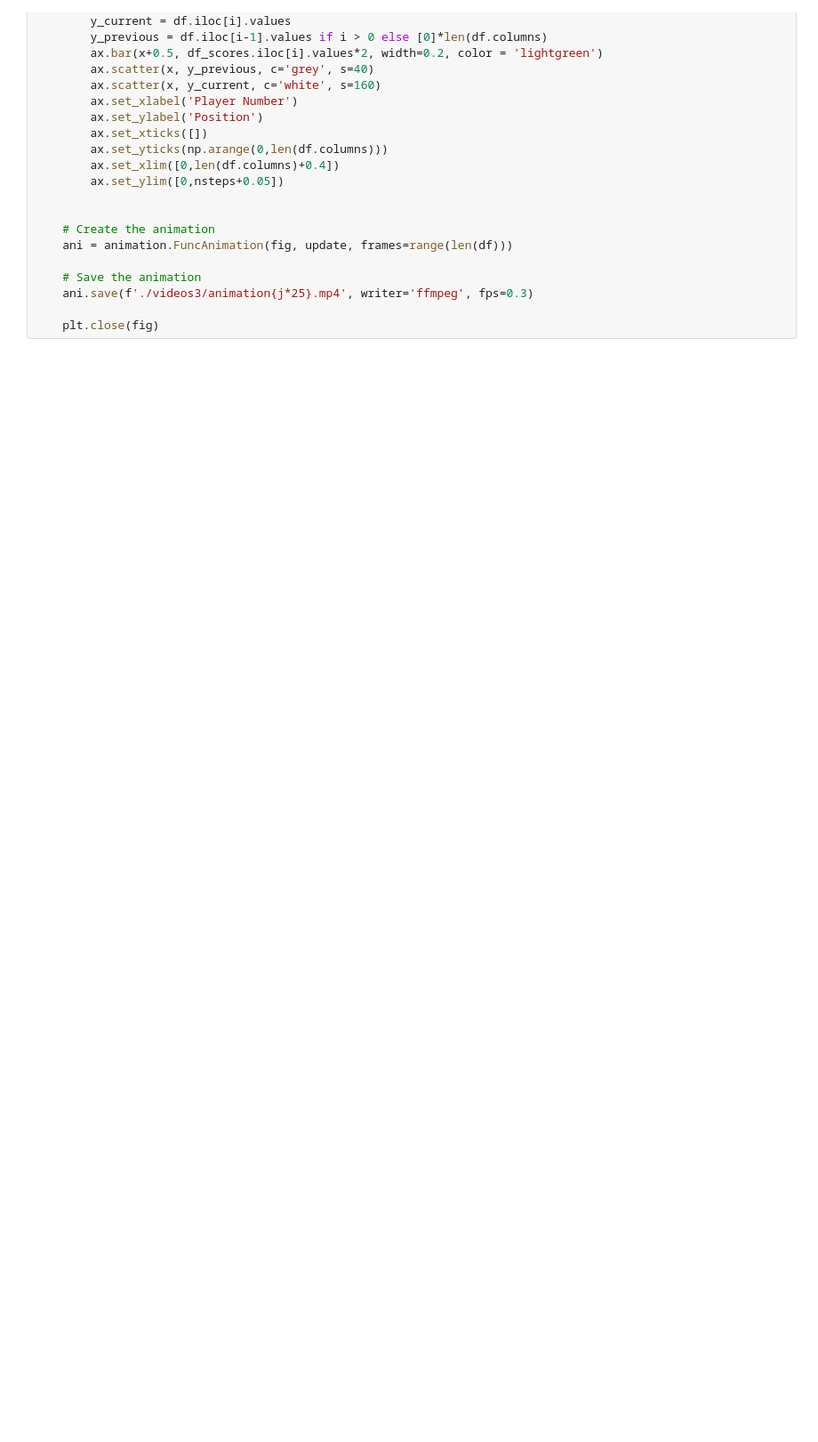
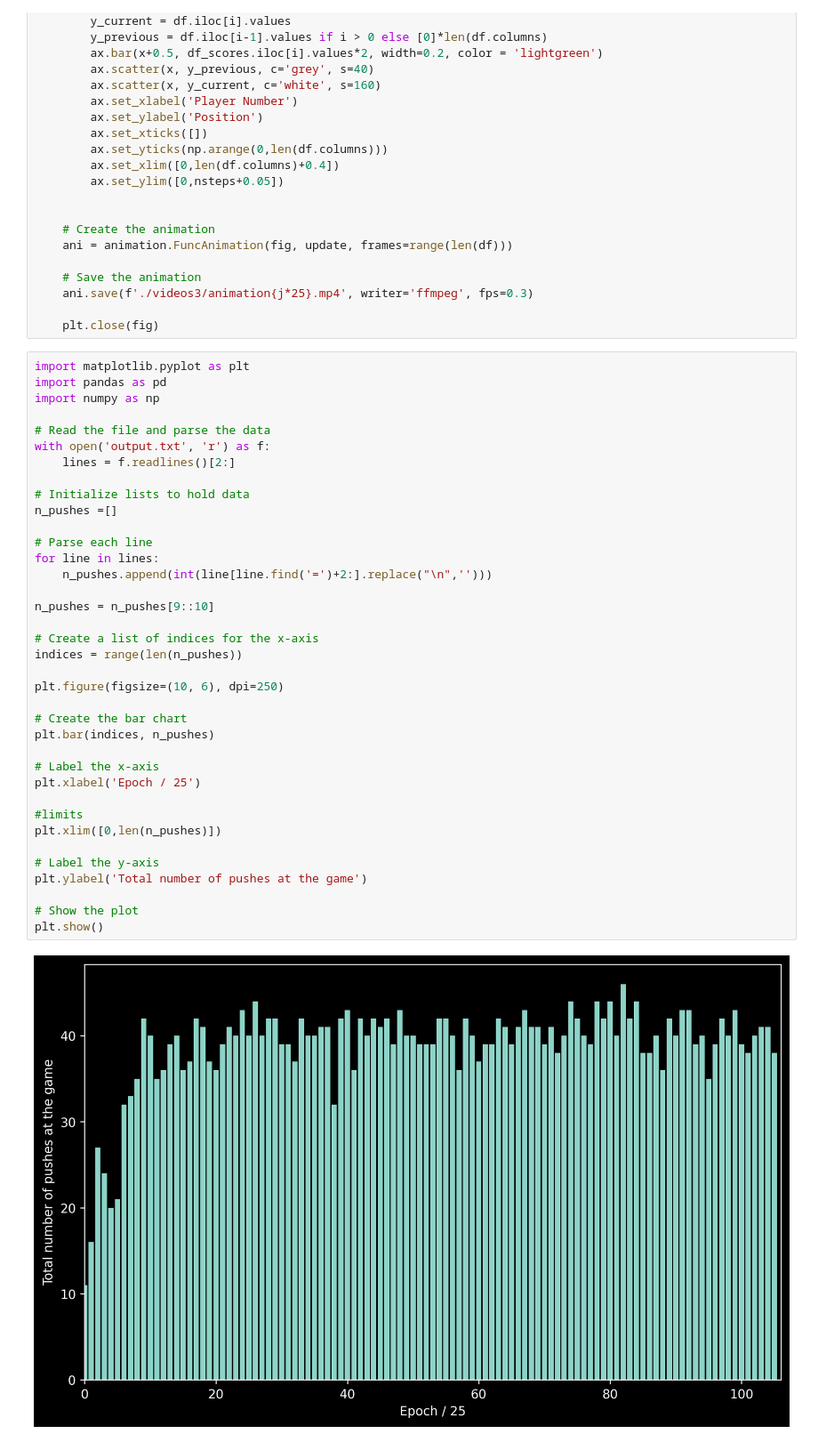
Before and after one commit to SergeiGL/DQN_Competition_Game, a Jupyter notebook: visual.ipynb, the cells around one changed output. Shown: that part at 89% size. Saved outputs shown, nothing was run; the diff lists cells and outputs as text; blank space fills up the shorter version.

Commit message:
Added bar charts

```diff
--- a/visual.ipynb
+++ b/visual.ipynb
@@ -72,3 +72,42 @@ for j in range(int(len(players_positions)/10)):
     ani.save(f'./videos3/animation{j*25}.mp4', writer='ffmpeg', fps=0.3)
 
     plt.close(fig)
+# %%
+import matplotlib.pyplot as plt
+import pandas as pd
+import numpy as np
+
+# Read the file and parse the data
+with open('output.txt', 'r') as f:
+    lines = f.readlines()[2:]
+
+# Initialize lists to hold data
+n_pushes =[]
+
+# Parse each line
+for line in lines:
+    n_pushes.append(int(line[line.find('=')+2:].replace("\n",'')))
+
+n_pushes = n_pushes[9::10]
+
+# Create a list of indices for the x-axis
+indices = range(len(n_pushes))
+
+plt.figure(figsize=(10, 6), dpi=250)
+
+# Create the bar chart
+plt.bar(indices, n_pushes)
+
+# Label the x-axis
+plt.xlabel('Epoch / 25')
+
+#limits
+plt.xlim([0,len(n_pushes)])
+
+# Label the y-axis
+plt.ylabel('Total number of pushes at the game')
+
+# Show the plot
+plt.show()
+# %% [output]
+[figure, added]
```
Also changed, not shown: 8 other files.
